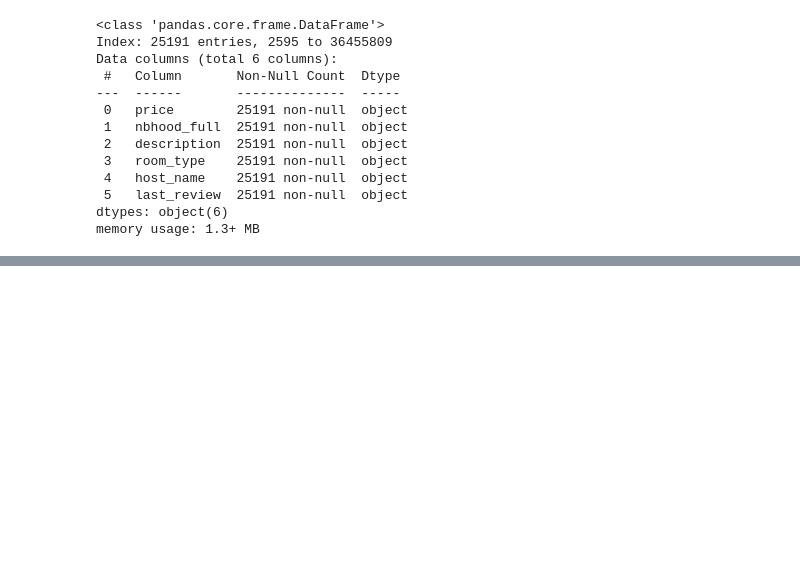
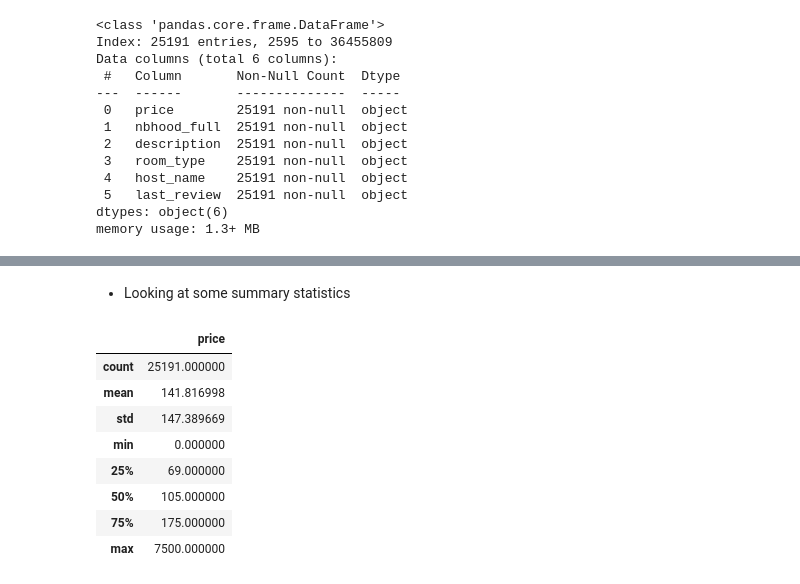
Before and after one commit to mut-rogers/nyc_aibnb_market, a Jupyter notebook: airbnb.ipynb, the cells around one changed output, grey strips where cells are left out. Drawn from its saved outputs; the diff is of its cells as text; code cells hidden in the pictures; blank space fills up the shorter version.

```diff
--- a/airbnb.ipynb
+++ b/airbnb.ipynb
@@ -138,0 +168,15 @@ memory usage: 1.3+ MB
+# %% [markdown]
+- Looking at some summary statistics
+# %%
+# Summary statistics
+final_dataset.describe()
+# %% [output]
+|  | price |
+| count | 25191.000000 |
+| mean | 141.816998 |
+| std | 147.389669 |
+| min | 0.000000 |
+| 25% | 69.000000 |
+| 50% | 105.000000 |
+| 75% | 175.000000 |
+| max | 7500.000000 |
```
Also changed, not shown: parts of 4 cells of this notebook, 1 other file.
